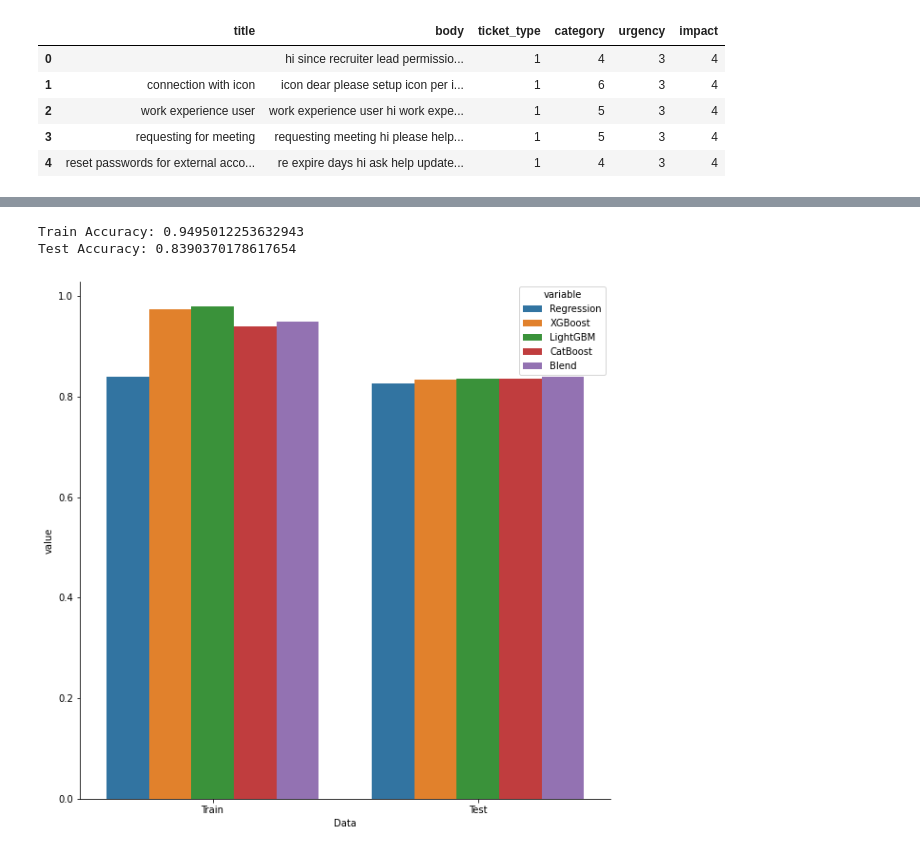
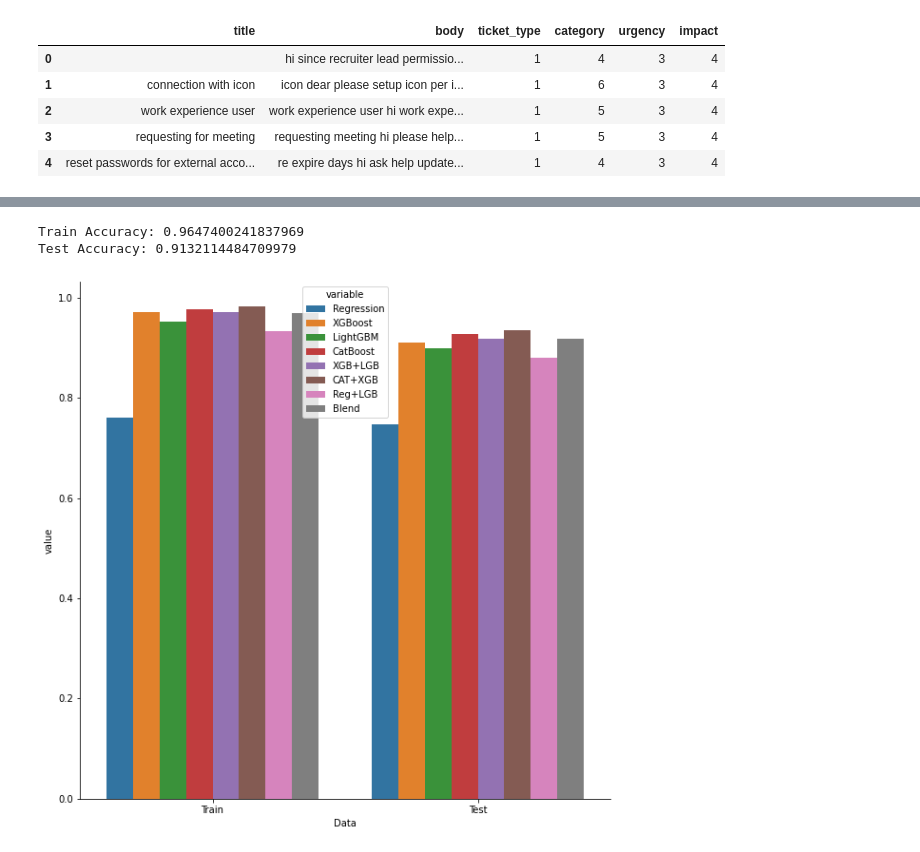
Before and after one commit to optimalstrategy/COMP231, a Jupyter notebook: ml/research/research_predictions.ipynb, the cells around one changed output, grey strips where cells are left out. Cells and saved outputs as stored; diff of their text form; code cells hidden in the pictures.

```diff
--- a/ml/research/research_predictions.ipynb
+++ b/ml/research/research_predictions.ipynb
@@ -169,13 +198,14 @@ priorities = df.urgency.values
 # %%
+n_classes = len(set(training_objective))
 X_train, X_test, y_train, y_test = train_test_split(
     in_features, #new_df[["title_vector", "body_vector", "title_length", "body_length"]],
-    priorities, # categories
+    training_objective, # categorical labels
     test_size=0.4,
     random_state=RANDOM_STATE,
 )
 # %%
 # Baseline model
-reg = LogisticRegression(max_iter=1000)
+reg = LogisticRegression(max_iter=1000, verbose=1)
 reg.fit(X_train, y_train)
 print("Train Accuracy: {}".format(accuracy_score(reg.predict(X_train), y_train)))
 print("Test Accuracy: {}".format(accuracy_score(reg.predict(X_test), y_test)))
@@ -189,7 +221,7 @@ xgb_clf = xgb.XGBClassifier(
      objective="multi:softmax",
     #  max_depth=5,
      n_estimators=50,
-     num_classes=len(set(df.urgency.values)),
+     num_classes=n_classes,
      verbose=1,
  )
 xgb_clf.fit(X_train, y_train, eval_set=[(X_test, y_test)])
@@ -226,7 +258,7 @@ params = {
     "objective": "multiclass",
     "metric": "multi_logloss",
     "verbose": 1,
-    "num_classes": 7
+    "num_classes": n_classes,
 }
 lclf = lgb.train(
     params,
@@ -316,30 +348,33 @@ classifiers = [
     lclf.predict,
     cat_clf.predict_proba,
 ]
+weights = [0.3, 0.3, 0.2, 0.2]
 
-
-print("Train Accuracy: {}".format(accuracy_score(blend(X_train, classifiers).argmax(axis=1), y_train)))
-print("Test Accuracy: {}".format(accuracy_score(blend(X_test, classifiers).argmax(axis=1), y_test)))
+print("Train Accuracy: {}".format(accuracy_score(blend(X_train, classifiers, weights).argmax(axis=1), y_train)))
+print("Test Accuracy: {}".format(accuracy_score(blend(X_test, classifiers, weights).argmax(axis=1), y_test)))
 # %% [output]
-Train Accuracy: 0.9495012253632943
-Test Accuracy: 0.8390370178617654
+Train Accuracy: 0.9647400241837969
+Test Accuracy: 0.9132114484709979
 # %%
 from matplotlib import pyplot as plt
 predict = lambda clf, data: [accuracy_score(clf(x), y) for x, y in data]
 data = [(X_train, y_train), (X_test, y_test)]
 results = pd.DataFrame({
     "Data": ["Train", "Test"],
     "Regression": predict(reg.predict, data),
     "XGBoost": predict(xgb_clf.predict, data),
     "LightGBM": predict(lambda x: lclf.predict(x).argmax(axis=1), data),
     "CatBoost": predict(cat_clf.predict, data),
+    "XGB+LGB": predict(lambda x: blend(x, [xgb_clf.predict_proba, lclf.predict]).argmax(axis=1), data),
+    "CAT+XGB": predict(lambda x: blend(x, [xgb_clf.predict_proba, cat_clf.predict_proba]).argmax(axis=1), data),
+    "Reg+LGB": predict(lambda x: blend(x, [reg.predict_proba, lclf.predict], weights=[0.3, 0.7]).argmax(axis=1), data),
     "Blend": predict(lambda x: blend(x, classifiers).argmax(axis=1), data),
 })
 plottable = results.melt(id_vars='Data')
 plottable
 
 fig, ax1 = plt.subplots(figsize=(10, 10))
 sns.barplot(data=plottable, x="Data", hue="variable", y="value", ax=ax1)
 sns.despine(fig)
 # %% [output]
-[figure, old version]
+[figure, new version]
```
Also changed, not shown: parts of 13 cells of this notebook, 28 other files.
